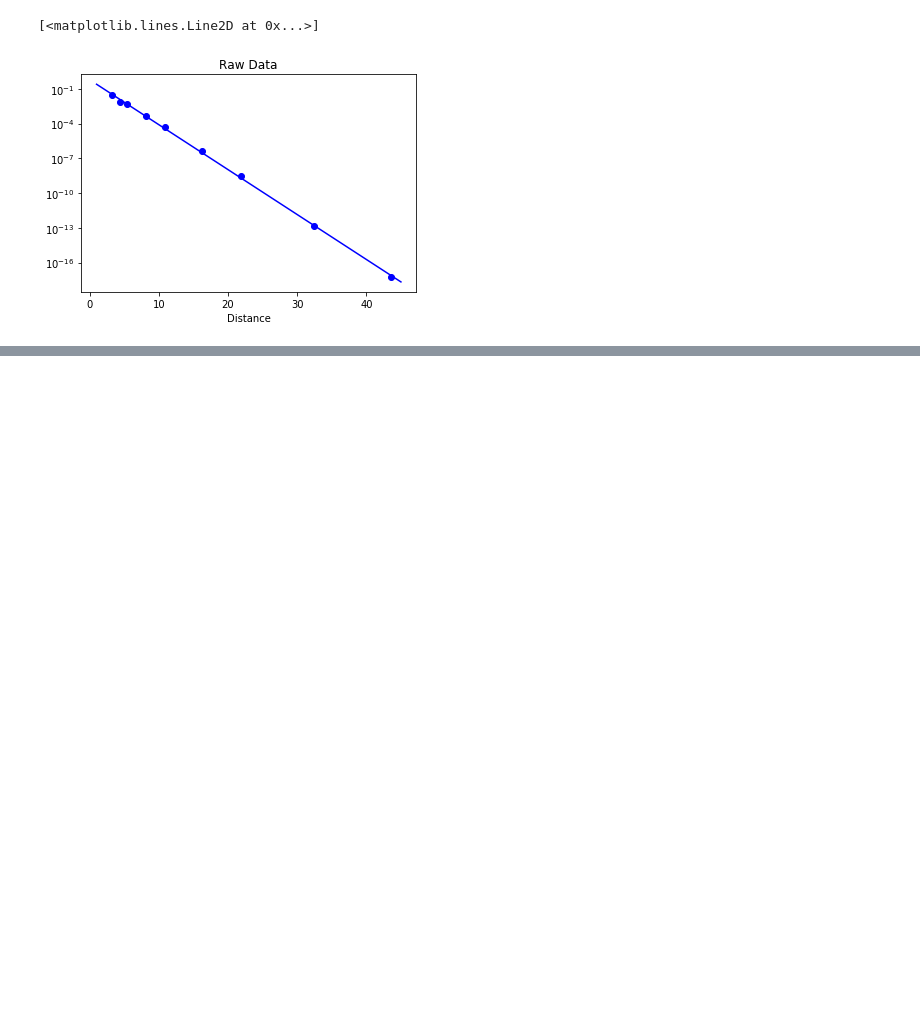
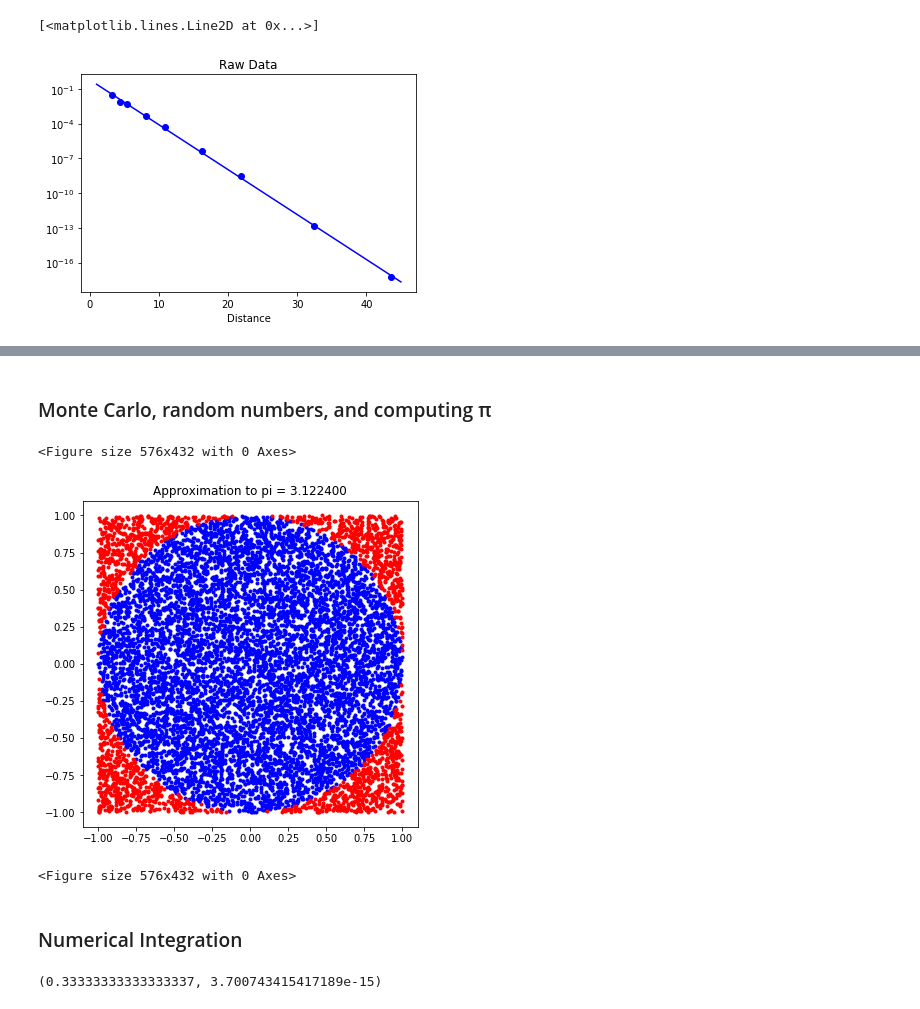
Before and after one commit to RyoNakagami/causal_inference, a Jupyter notebook: causal_inference101/APPENDIX/Python_tutorials.ipynb, the cells around one changed output, grey strips where cells are left out. Saved outputs shown, nothing was run; the diff lists cells and outputs as text; code cells hidden in the pictures; blank space fills up the shorter version.

```diff
--- a/causal_inference101/APPENDIX/Python_tutorials.ipynb
+++ b/causal_inference101/APPENDIX/Python_tutorials.ipynb
@@ -582,0 +608,25 @@ plt.semilogy(x,A*np.exp(a*x),'b-')
+# %% [markdown]
+### Monte Carlo, random numbers, and computing π
+# %%
+npts = 10000
+xs = 2*np.random.rand(npts)-1
+ys = 2*np.random.rand(npts)-1
+r = xs**2+ys**2
+ninside = (r<1).sum()
+plt.figure(figsize = (6,6)) # make the figure square
+plt.title("Approximation to pi = %f" % (4*ninside/float(npts)))
+plt.plot(xs[r<1],ys[r<1],'b.')
+plt.plot(xs[r>1],ys[r>1],'r.')
+plt.figure(figsize = (8,6)) # change the figsize back to 4x3 for the rest of the notebook
+# %% [output]
+<Figure size 576x432 with 0 Axes>
+[figure, added]
+<Figure size 576x432 with 0 Axes>
+# %% [markdown]
+### Numerical Integration
+# %%
+from scipy.integrate import quad
+integral, error = quad(lambda x: x**2, 0, 1)
+integral, error
+# %% [output]
+(0.33333333333333337, 3.700743415417189e-15)
```
Also changed, not shown: parts of 12 cells of this notebook.
